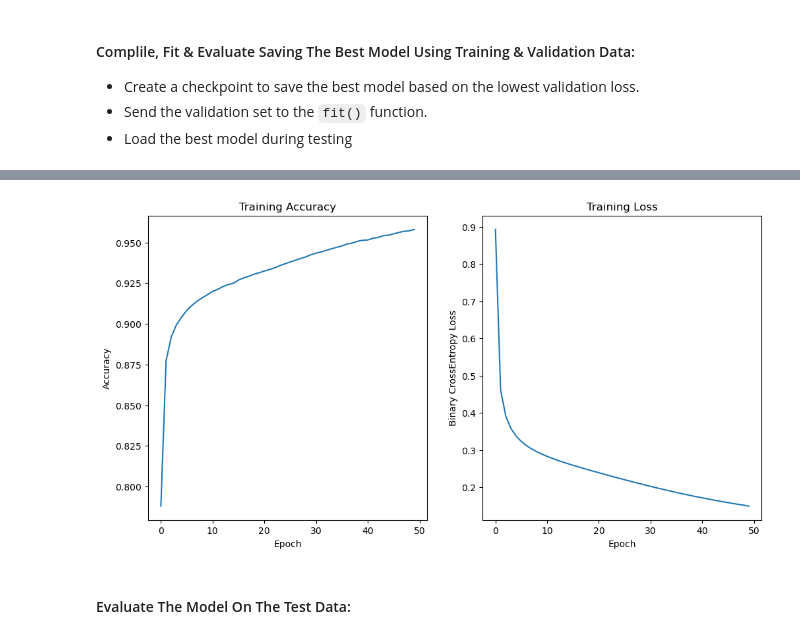
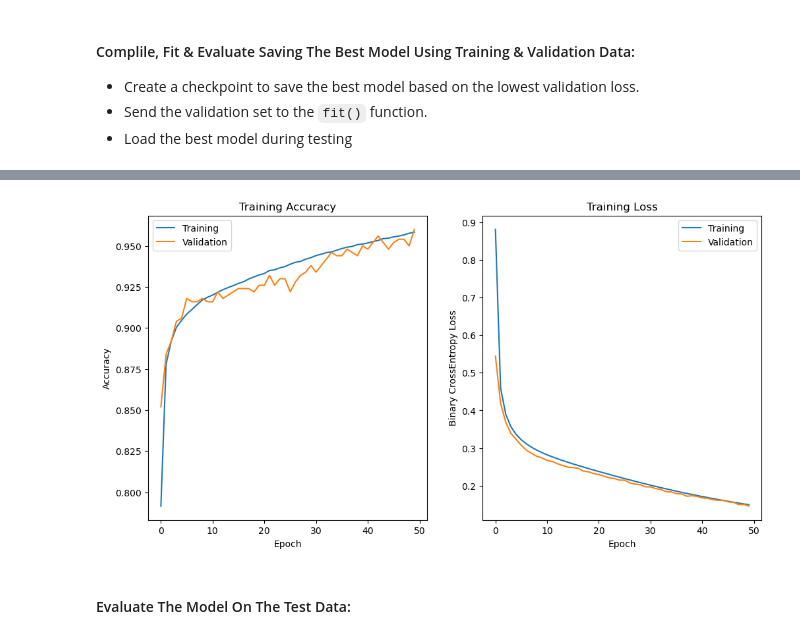
Before and after one commit to ADolbyB/deep-learning-python, a Jupyter notebook: Lectures/lecture6c.ipynb, the cells around one changed output, grey strips where cells are left out. Cells and saved outputs as stored; diff of their text form; code cells hidden in the pictures.

Commit message:
Add  for Accuracy & Loss Meas

```diff
--- a/Lectures/lecture6c.ipynb
+++ b/Lectures/lecture6c.ipynb
@@ -43,6 +43,29 @@ def plotCurve(trainingAccuracy, trainingLoss):
     plt.title('Training Loss')
     plt.show()
 
+def plotBothCurves(trainingAccuracy, trainingLoss, validAccuracy, validLoss):
+    epochs = np.arange(trainingLoss.shape[0])
+    epochsSaved = np.arange(validLoss.shape[0])
+    #print(epochs)
+    # 1st Subplot: Accuracy
+    plt.figure(figsize = [12, 6])
+    plt.subplot(1, 2, 1)
+    plt.plot(epochs, trainingAccuracy)
+    plt.plot(epochsSaved, validAccuracy) # Saved Best Value
+    plt.legend(['Training', 'Validation'])
+    plt.xlabel('Epoch')
+    plt.ylabel('Accuracy')
+    plt.title('Training Accuracy')
+    # 2nd Subplot: Training Loss
+    plt.subplot(1, 2, 2)
+    plt.plot(epochs, trainingLoss)
+    plt.plot(epochsSaved, validLoss)
+    plt.legend(['Training', 'Validation'])
+    plt.xlabel('Epoch')
+    plt.ylabel('Binary CrossEntropy Loss')
+    plt.title('Training Loss')
+    plt.show()
+
 # Plot MNIST Images in subplots
 def img_plt(img, label):
     plt.figure(figsize=(12, 5.5))
@@ -397,10 +421,13 @@ model4 = load_model(savePath)
 
 scoreValid4 = model4.evaluate(x_valid_flat, y_valid_c)
 print(f'\nTotal Loss On Validation Set: {scoreValid4[0]}\n')
-print(f'Accuracy Of Validation Set: {scoreValid4[1]}\n')
+print(f'Accuracy Of Validation Set: {scoreValid4[1] * 100} %\n')
 
 accuracyCurve4 = np.array(history4.history['accuracy'])
 lossCurve4 = np.array(history4.history['loss'])
-plotCurve(accuracyCurve4, lossCurve4)
+#plotCurve(accuracyCurve4, lossCurve4) # plot for current values
+validAccuracy = np.array(history4.history['val_accuracy'])
+validLoss = np.array(history4.history['val_loss'])
+plotBothCurves(accuracyCurve4, lossCurve4, validAccuracy, validLoss)
 # %% [output]
 Epoch 1/50
@@ -423,4 +450,4 @@ Accuracy Of Validation Set: 0.9380000233650208
-[figure, old version]
+[figure, new version]
 # %% [markdown]
 #### Evaluate The Model On The Test Data:
 # %%
```
Also changed, not shown: parts of 7 cells of this notebook, 1 other file.
